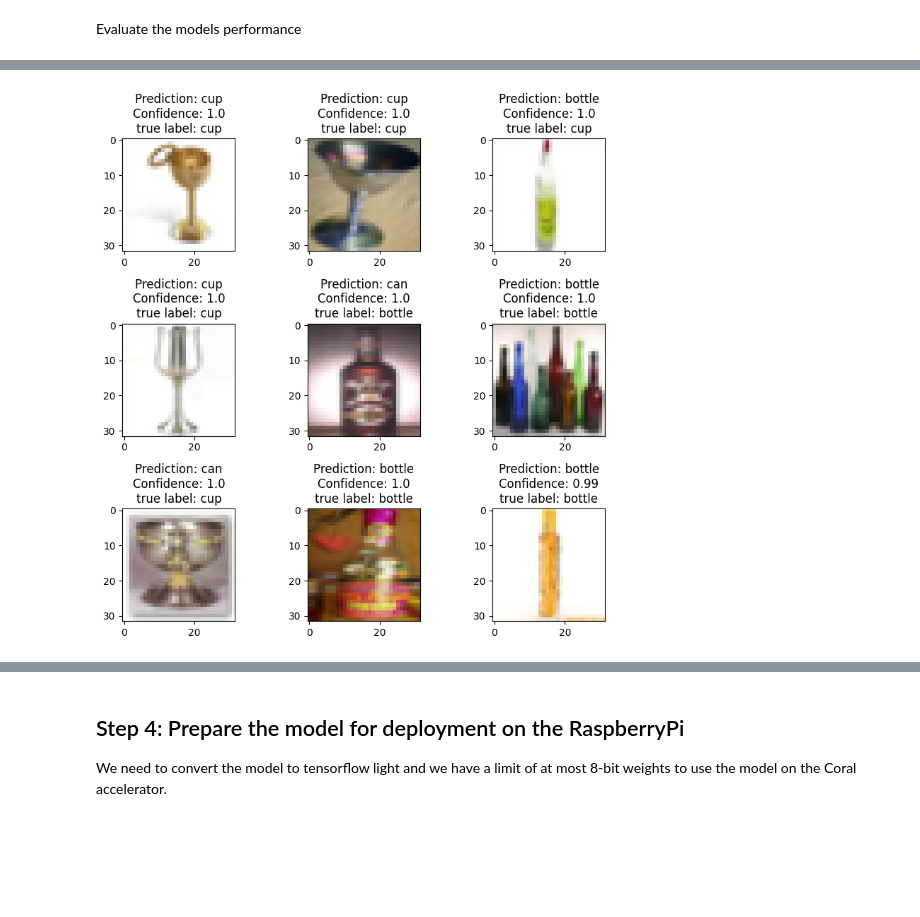
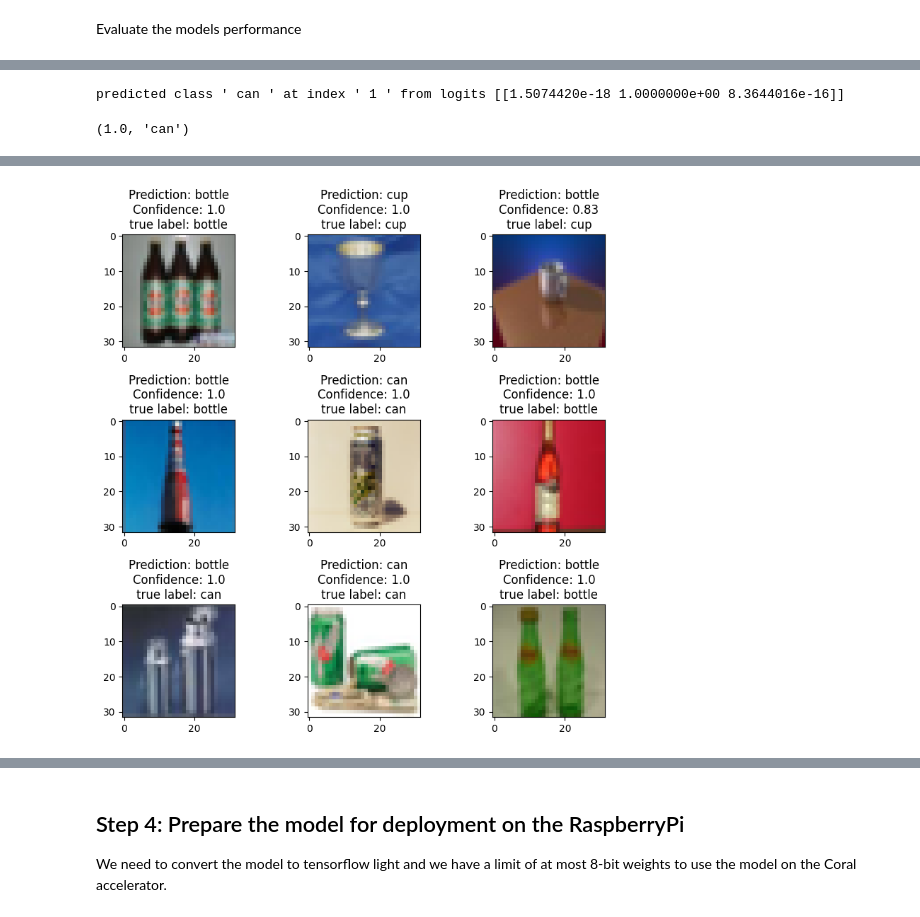
Before and after one commit to Sofie273/bvbv-rbp, a Jupyter notebook: mobileNet.ipynb, the cells around one changed output, grey strips where cells are left out. Drawn from its saved outputs; the diff is of its cells as text; code cells hidden in the pictures; blank space fills up the shorter version.

Commit message:
Add: Model inference script

```diff
--- a/mobileNet.ipynb
+++ b/mobileNet.ipynb
@@ -709,3 +685,41 @@ predict(sample)
+# %%
+# since the conversion to tflite did not work we prepare everything else that can be combined in one script on the RaspberryPi
+
+# make sure tensorflow 2.16.1, numpy and keras 3.4.1 are installed
+class InferenceModel():
+    """
+    Class that makes it possible to load a checkpoint from a ".keras" checkpoint and use this model for inference
+    """
+    def __init__(self, checkpoint_path):
+        self.hot_idx_to_label = ['bottle', 'can', 'cup']
+        self.model = keras.saving.load_model(checkpoint_path)
+
+    def predict(self, x, debug=False):
+        # append a empty batch dimenstion if a single image is provided
+        if len(x.shape) == 3:
+            x = tf.expand_dims(x, axis=0)
+
+        logits = self.model(x, training=False) #should be used instead of model.predict() for single samples
+        logits = logits.numpy()
+        pred_id = np.argmax(logits)
+        confidence = logits[0][pred_id]
+        pred_str = hot_idx_to_label[pred_id]
+
+        # confidence threshold (at leased 20% more confident than random chance)
+        random_chance = 1/len(logits[0])
+        threshold = 1.2 * random_chance
+        if confidence < threshold:
+            pred_str = "background"
+        if debug:
+            print("predicted class '", pred_str, "' at index '", pred_id, "' from logits", logits)
+            return confidence, pred_str
+        return pred_str
+
+infer = InferenceModel("checkpoints/mobileNetV3Large-FullyConnected-fine-tuned_0.81_042.keras")
+infer.predict(x_test[0], debug=True)
+# %% [output]
+predicted class ' can ' at index ' 1 ' from logits [[1.5074420e-18 1.0000000e+00 8.3644016e-16]]
+(1.0, 'can')
 # %%
 # get some predictions and visualize them
 # test the data augmentation pipeline
@@ -715,8 +729,7 @@ for i in range(3):
     for j in range(3):
         l = random.randint(0, len(y_test)-1)
         sample = x_test[l]
-
-        conf, prediction = predict(sample[None, :])
+        conf, prediction = infer.predict(sample[None, :], debug=True)
         conf = str(round(conf, 2))
         #print("Original:", sample)
         ax[i,j].imshow(sample)
@@ -736 +749 @@ plt.tight_layout()
-[figure, old version]
+[figure, new version]
```
Also changed, not shown: parts of 11 cells of this notebook, 13 other files.
